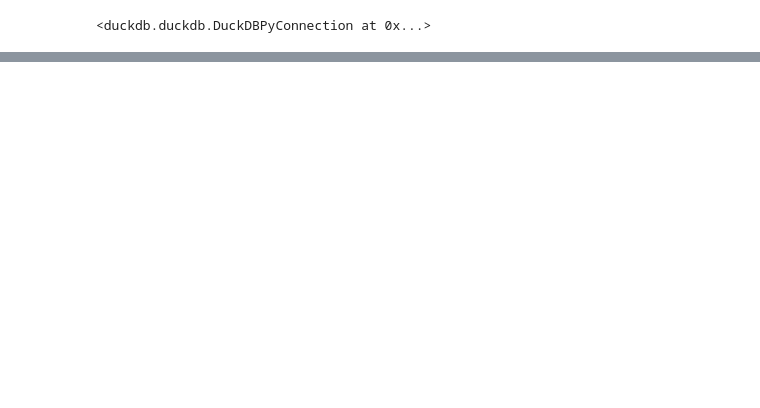
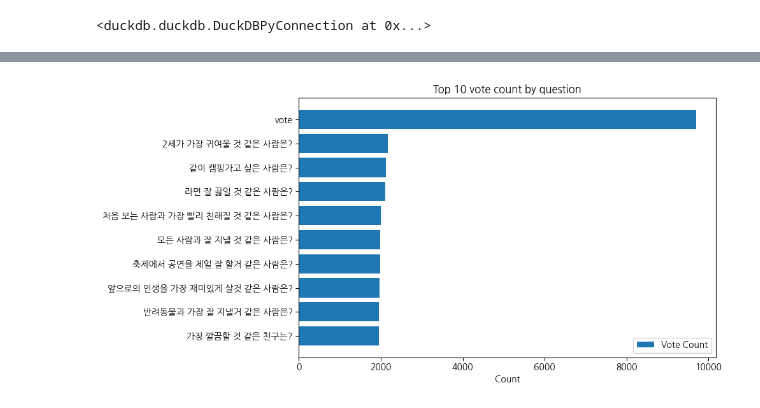
Before and after one commit to goheejieuri/final_project_team3, a Jupyter notebook: eunji.ipynb, the cells around one changed output, grey strips where cells are left out. Drawn from its saved outputs; the diff is of its cells as text; code cells hidden in the pictures; blank space fills up the shorter version.

```diff
--- a/eunji.ipynb
+++ b/eunji.ipynb
@@ -306,0 +337,6 @@ mem_con.execute("""
+# %%
+question_df = pd.read_parquet(
+    "gs://sprintda07-gohee-bucket/final_project/최종프로젝트_데이터(parquet)/votes/question_df.parquet",
+    engine='pyarrow',
+    storage_options={'token' : JSON_KEY_PATH}
+)
@@ -306,0 +371,17 @@ mem_con.execute("""
+# %%
+question_stats = (
+    question_df
+    .groupby("question_text")
+    .agg(
+        vote_count=("is_voted", "sum"),
+        skip_count=("is_skipped", "sum"),
+        total_count=("is_voted", "count")
+    )
+    .reset_index()
+)
+print("=== 질문별 투표통계 (Top 10) ===")
+print(question_stats.sort_values("vote_count", ascending=False).head(10))
+
+
+print("\n\n=== 질문별 스킵통계 (Top 10) ===")
+print(question_stats.sort_values("skip_count", ascending=False).head(10))
@@ -306,0 +406,12 @@ mem_con.execute("""
+# %%
+plt.figure(figsize=(10, 5))
+_question_stats = question_stats.sort_values("vote_count", ascending=False).head(10)
+plt.barh(_question_stats["question_text"], _question_stats["vote_count"], label="Vote Count")
+plt.title("Top 10 vote count by question")
+plt.xlabel("Count")
+plt.legend()
+plt.gca().invert_yaxis()
+plt.tight_layout()
+plt.show()
+# %% [output]
+[figure, added]
```
Also changed, not shown: parts of 76 cells of this notebook, 1 other file.
